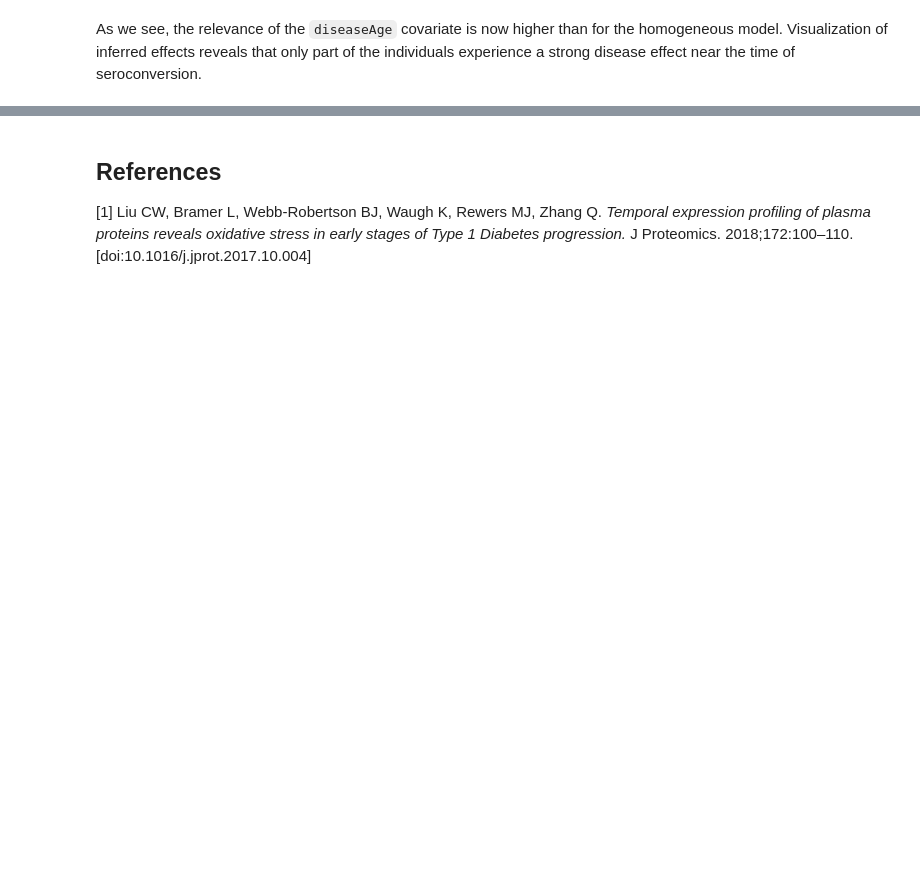
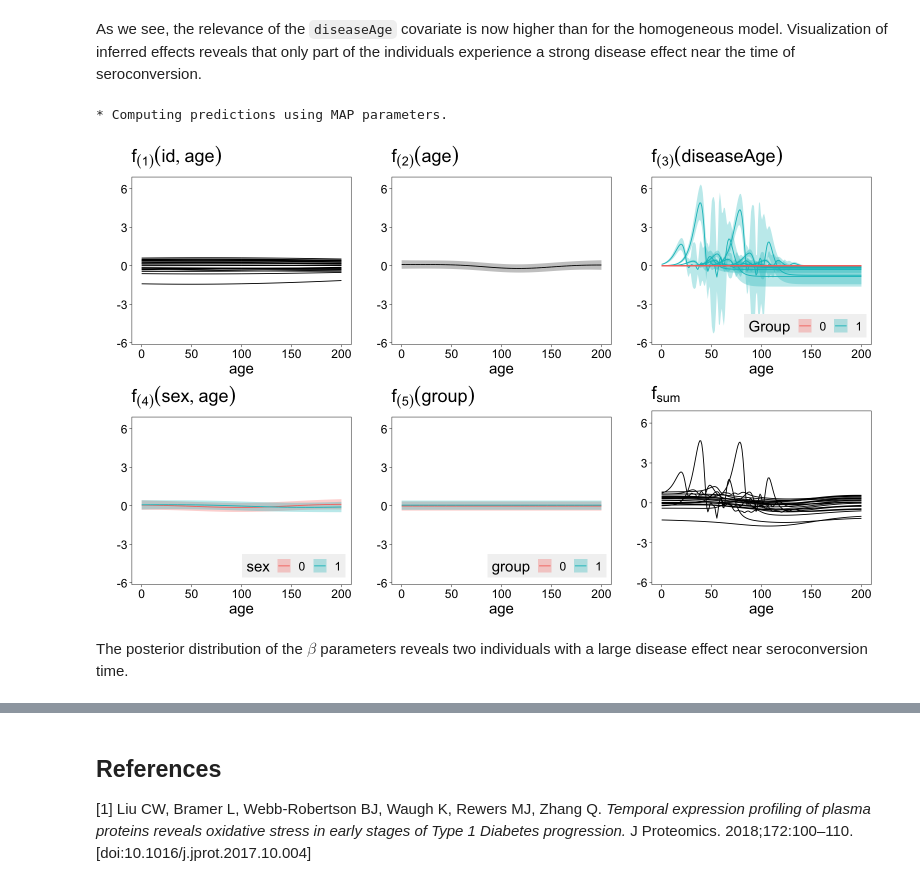
Before and after one commit to jtimonen/lgpr-usage, a Jupyter notebook: notebooks/proteomics.ipynb, the cells around one changed output, grey strips where cells are left out. Saved outputs shown, nothing was run; the diff lists cells and outputs as text; code cells hidden in the pictures; blank space fills up the shorter version.

```diff
--- a/notebooks/proteomics.ipynb
+++ b/notebooks/proteomics.ipynb
@@ -115,6 +121,11 @@ fit2 <- lgp(formula      = y ~ id + age + diseaseAge + sex + group,
             control      = CNTR,
             iter         = 2000,
             equal_effect = FALSE,
-            chains       = 1,
+            chains       = 4,
+            parallel     = TRUE,
             save_warmup  = FALSE,
-            refresh      = 0)
+            refresh      = 0,
+            verbose      = TRUE)
+
+
+print(fit2)
@@ -123,10 +181,15 @@ As we see, the relevance of the `diseaseAge` covariate is now higher than for th
 # %%
 FONT_SIZE <- 18
 options(repr.plot.width=13, repr.plot.height=8)
 ttt    <- seq(0, 200, length.out = 200)
 X_pred <- create_test_points(fit2, ttt)
-PRED   <- lgp_predict(fit2, X_pred)
-p      <- plot_posterior_f(fit2, PRED, componentwise = TRUE) + theme(text=element_text(size=FONT_SIZE))
-p
+PRED2  <- lgp_predict(fit2, X_pred)
+plot2a <- plot_components_posterior(fit2, PRED=PRED2, font_size = FONT_SIZE)
+plot2a
+# %% [output]
+* Computing predictions using MAP parameters.
+[figure, added]
+# %% [markdown]
+The posterior distribution of the $\beta$ parameters reveals two individuals with a large disease effect near seroconversion time.
 # %%
 plot_beta(fit2) + theme(text=element_text(size=FONT_SIZE))
```
Also changed, not shown: parts of 10 cells of this notebook, 2 other files.
